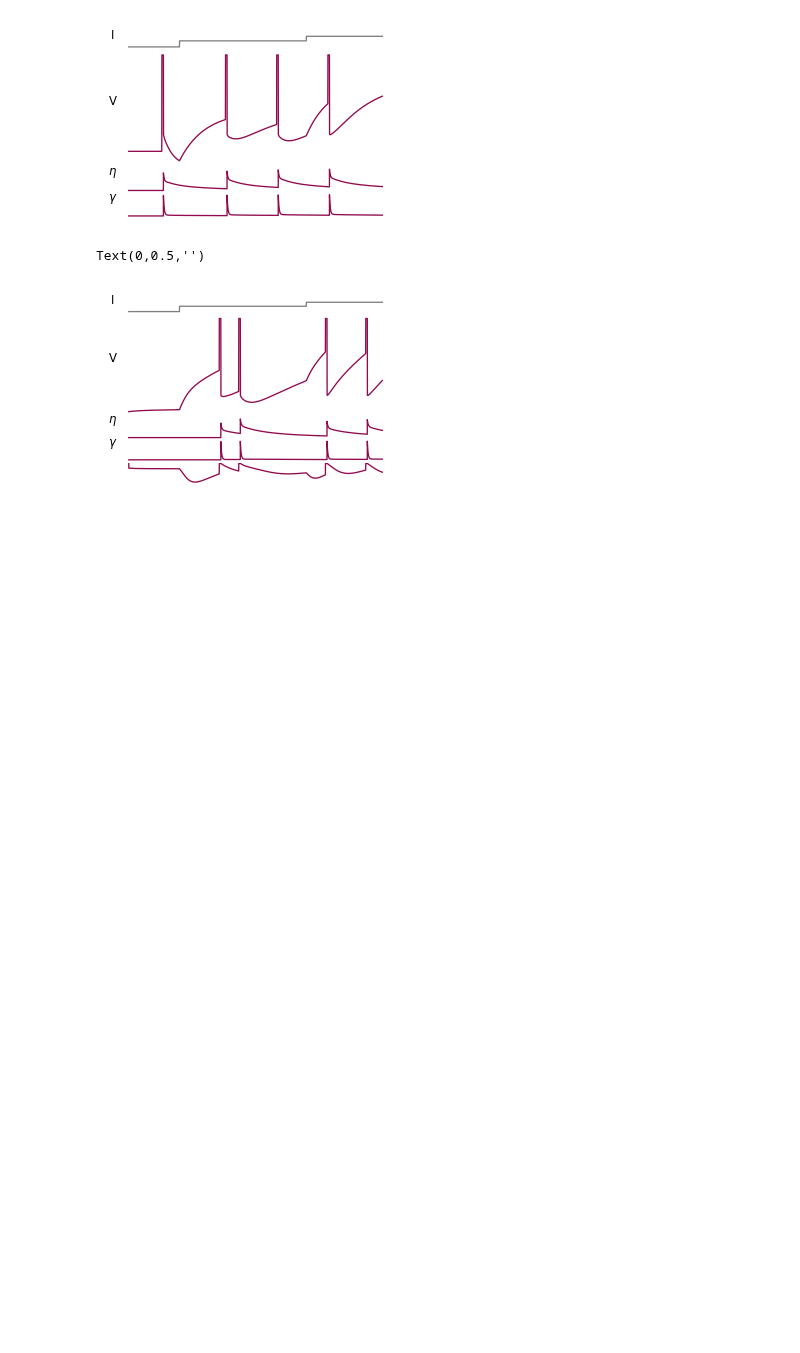
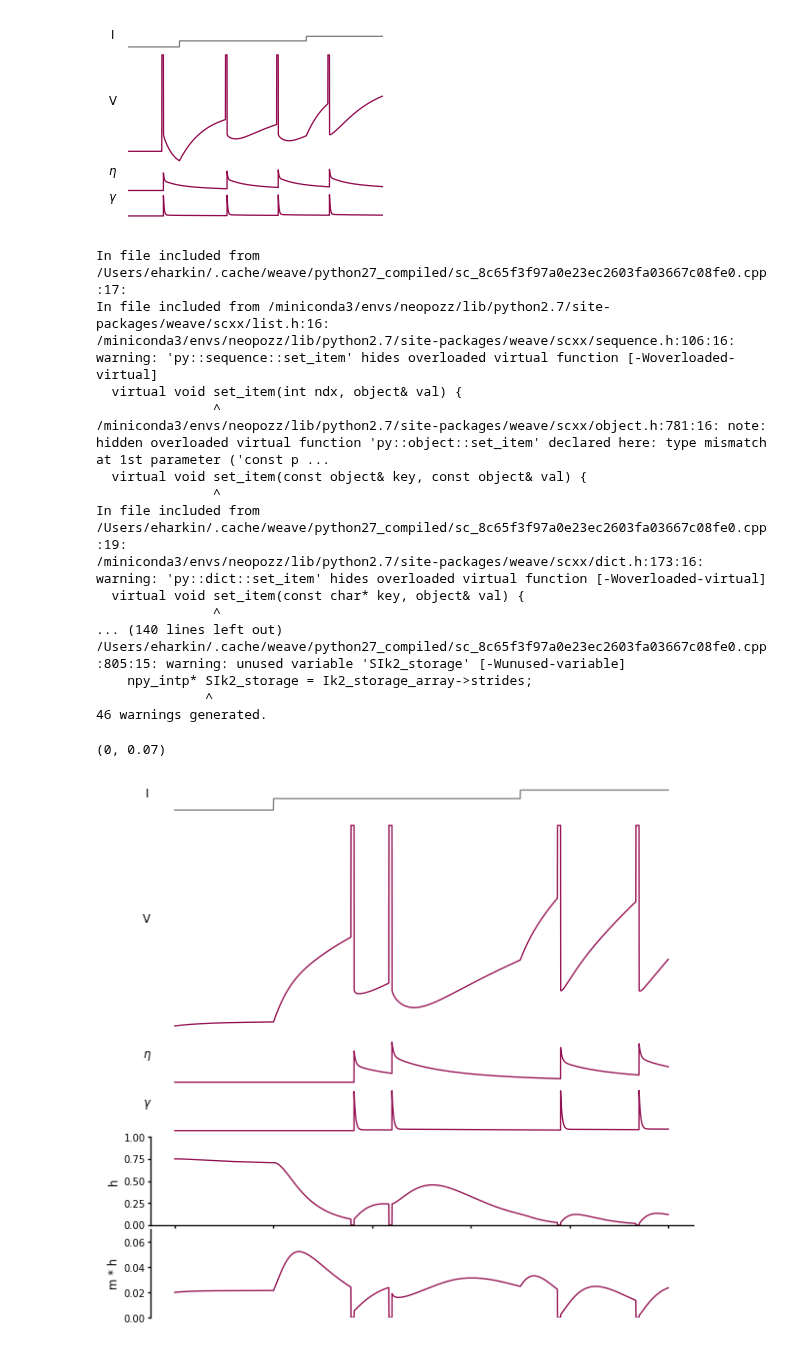
Before and after one commit to nauralcodinglab/raphegif, a Jupyter notebook: figs/scripts/writeup/GIF_demo_traces.ipynb, the cells around one changed output. Drawn from its saved outputs; the diff is of its cells as text; code cells hidden in the pictures; blank space fills up the shorter version.

```diff
--- a/figs/scripts/writeup/GIF_demo_traces.ipynb
+++ b/figs/scripts/writeup/GIF_demo_traces.ipynb
@@ -69,40 +69,66 @@ plt.ylabel('$\gamma$', rotation=0)
 Text(0,0.5,'$\\gamma$')
 [figure]
 # %%
-spec = gs.GridSpec(5, 1, height_ratios=(0.1, 1, 0.2, 0.2, 0.2), hspace=0.05)
+spec = gs.GridSpec(6, 1, height_ratios=(0.1, 1, 0.2, 0.2, 0.4, 0.4), hspace=0.05)
 
+plt.figure(figsize=(6, 6))
 plt.subplot(spec[0, :])
 step_input.plot(color=colors['input'], clip_on=False)
 pltools.hide_border('a')
 pltools.hide_ticks()
 plt.ylabel('I', rotation=0)
 plt.xlabel('')
 
 agif_sim = median_agif.simulate(step_input.command.flatten(), median_gif.El, return_dict=True)
 
 plt.subplot(spec[1, :])
 plt.plot(agif_sim['time'], agif_sim['V'], color=colors['gif'])
 pltools.hide_border('a')
 pltools.hide_ticks()
 plt.ylabel('V', rotation=0)
 
 plt.subplot(spec[2, :])
 plt.plot(agif_sim['time'], agif_sim['eta_sum'], color=colors['gif'], clip_on=True)
 pltools.hide_border('a')
 pltools.hide_ticks()
 plt.ylabel('$\eta$', rotation=0)
 
 plt.subplot(spec[3, :])
 plt.plot(agif_sim['time'], agif_sim['V_T'], color=colors['gif'], clip_on=True)
 pltools.hide_border('a')
 pltools.hide_ticks()
 plt.ylabel('$\gamma$', rotation=0)
 
 plt.subplot(spec[4, :])
-plt.plot(agif_sim['time'], agif_sim['Ik1'] + agif_sim['Ik2'], color=colors['gif'], clip_on=True)
-pltools.hide_border('a')
-pltools.hide_ticks()
-plt.ylabel('', rotation=0)
+plt.plot(agif_sim['time'], agif_sim['h'], color=colors['gif'], clip_on=True)
+pltools.hide_border('tr')
+#pltools.hide_ticks()
+plt.ylabel('h')
+plt.ylim(0, 1)
+
+plt.subplot(spec[5, :])
+plt.plot(agif_sim['time'], agif_sim['m'] * agif_sim['h'], color=colors['gif'], clip_on=True)
+pltools.hide_border('trb')
+#pltools.hide_ticks()
+plt.ylabel('m * h')
+plt.ylim(0, 0.07)
 # %% [output]
-Text(0,0.5,'')
+In file included from /Users/eharkin/.cache/weave/python27_compiled/sc_8c65f3f97a0e23ec2603fa03667c08fe0.cpp:17:
+In file included from /miniconda3/envs/neopozz/lib/python2.7/site-packages/weave/scxx/list.h:16:
+/miniconda3/envs/neopozz/lib/python2.7/site-packages/weave/scxx/sequence.h:106:16: warning: 'py::sequence::set_item' hides overloaded virtual function [-Woverloaded-virtual]
+  virtual void set_item(int ndx, object& val) {
+               ^
+/miniconda3/envs/neopozz/lib/python2.7/site-packages/weave/scxx/object.h:781:16: note: hidden overloaded virtual function 'py::object::set_item' declared here: type mismatch at 1st parameter ('const p ...
+  virtual void set_item(const object& key, const object& val) {
+               ^
+In file included from /Users/eharkin/.cache/weave/python27_compiled/sc_8c65f3f97a0e23ec2603fa03667c08fe0.cpp:19:
+/miniconda3/envs/neopozz/lib/python2.7/site-packages/weave/scxx/dict.h:173:16: warning: 'py::dict::set_item' hides overloaded virtual function [-Woverloaded-virtual]
+  virtual void set_item(const char* key, object& val) {
+               ^
+... (140 lines left out)
+/Users/eharkin/.cache/weave/python27_compiled/sc_8c65f3f97a0e23ec2603fa03667c08fe0.cpp:805:15: warning: unused variable 'SIk2_storage' [-Wunused-variable]
+    npy_intp* SIk2_storage = Ik2_storage_array->strides;
+              ^
+46 warnings generated.
+(0, 0.07)
-[figure, old version]
+[figure, new version]
```
